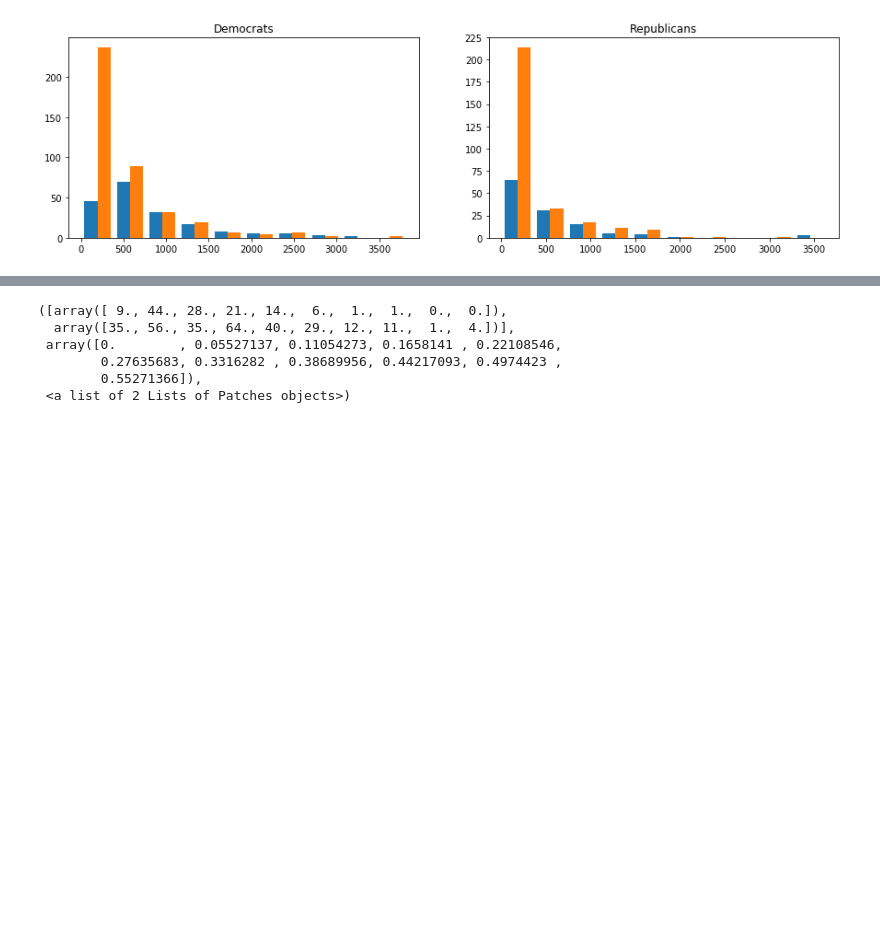
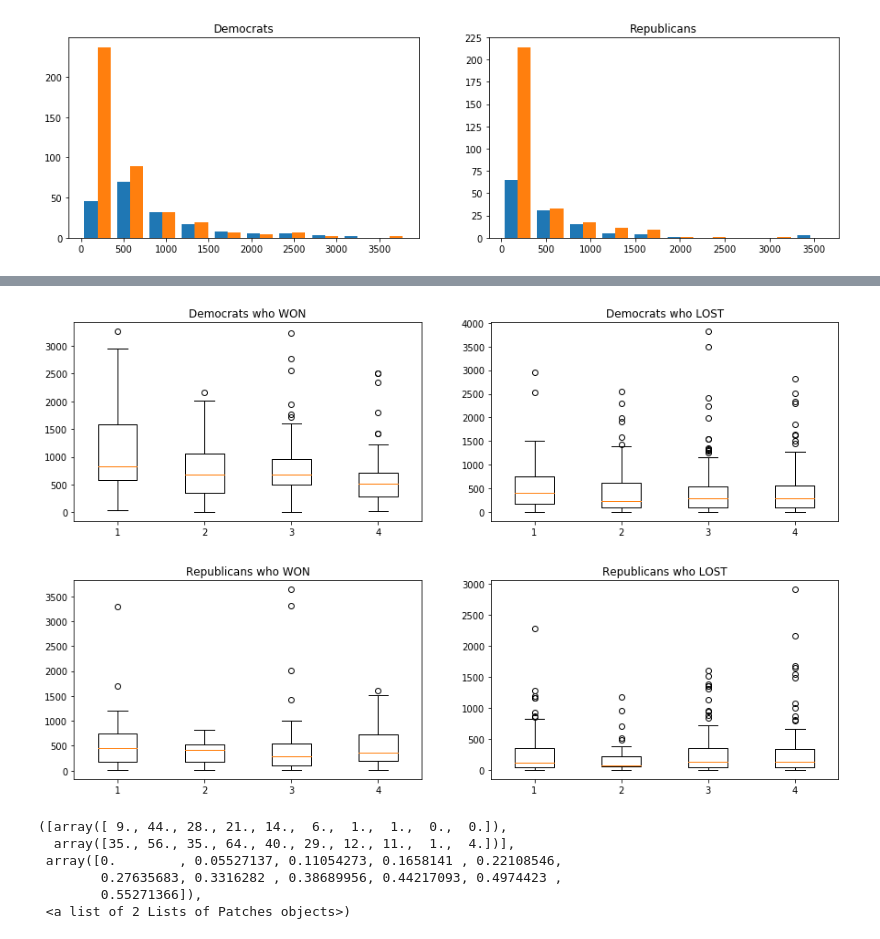
Before and after one commit to charles-tan/POCA, a Jupyter notebook: notebooks/sentiment_result_analysis.ipynb, the cells around one changed output, grey strips where cells are left out. Saved outputs shown, nothing was run; the diff lists cells and outputs as text; code cells hidden in the pictures; blank space fills up the shorter version.

```diff
--- a/notebooks/sentiment_result_analysis.ipynb
+++ b/notebooks/sentiment_result_analysis.ipynb
@@ -242,3 +274,48 @@ axs2.hist([yes, no])
+# %%
+# LOOKing at NUM_TWEETS & AGE 65 and OLDER
+
+fig, (axs1, axs2) = plt.subplots(1, 2, figsize=(15, 4))
+axs1.set_title("Democrats who WON")
+d14_16 = dem_df[(dem_df['won_primary'] == 'Yes') & (dem_df['age65andolder_pct'] >= 14) & (dem_df['age65andolder_pct'] < 16)].num_tweets
+d16_17 = dem_df[(dem_df['won_primary'] == 'Yes') & (dem_df['age65andolder_pct'] >= 16) & (dem_df['age65andolder_pct'] < 17)].num_tweets
+d17_18 = dem_df[(dem_df['won_primary'] == 'Yes') & (dem_df['age65andolder_pct'] >= 17) & (dem_df['age65andolder_pct'] < 18)].num_tweets
+d18_20 = dem_df[(dem_df['won_primary'] == 'Yes') & (dem_df['age65andolder_pct'] >= 18) & (dem_df['age65andolder_pct'] < 20)].num_tweets
+
+data = [d14_16, d16_17, d17_18, d18_20]
+_ = axs1.boxplot(data)
+
+axs2.set_title("Democrats who LOST")
+d14_16 = dem_df[(dem_df['won_primary'] == 'No') & (dem_df['age65andolder_pct'] >= 14) & (dem_df['age65andolder_pct'] < 16)].num_tweets
+d16_17 = dem_df[(dem_df['won_primary'] == 'No') & (dem_df['age65andolder_pct'] >= 16) & (dem_df['age65andolder_pct'] < 17)].num_tweets
+d17_18 = dem_df[(dem_df['won_primary'] == 'No') & (dem_df['age65andolder_pct'] >= 17) & (dem_df['age65andolder_pct'] < 18)].num_tweets
+d18_20 = dem_df[(dem_df['won_primary'] == 'No') & (dem_df['age65andolder_pct'] >= 18) & (dem_df['age65andolder_pct'] < 20)].num_tweets
+
+data = [d14_16, d16_17, d17_18, d18_20]
+_ = axs2.boxplot(data)
+
+# LOOKing at AGE 65 and OLDER
+
+fig, (axs1, axs2) = plt.subplots(1, 2, figsize=(15, 4))
+axs1.set_title("Republicans who WON")
+d14_16 = rep_df[(rep_df['won_primary'] == 'Yes') & (rep_df['age65andolder_pct'] >= 14) & (rep_df['age65andolder_pct'] < 16)].num_tweets
+d16_17 = rep_df[(rep_df['won_primary'] == 'Yes') & (rep_df['age65andolder_pct'] >= 16) & (rep_df['age65andolder_pct'] < 17)].num_tweets
+d17_18 = rep_df[(rep_df['won_primary'] == 'Yes') & (rep_df['age65andolder_pct'] >= 17) & (rep_df['age65andolder_pct'] < 18)].num_tweets
+d18_20 = rep_df[(rep_df['won_primary'] == 'Yes') & (rep_df['age65andolder_pct'] >= 18) & (rep_df['age65andolder_pct'] < 20)].num_tweets
+
+data = [d14_16, d16_17, d17_18, d18_20]
+_ = axs1.boxplot(data)
+
+axs2.set_title("Republicans who LOST")
+d14_16 = rep_df[(rep_df['won_primary'] == 'No') & (rep_df['age65andolder_pct'] >= 14) & (rep_df['age65andolder_pct'] < 16)].num_tweets
+d16_17 = rep_df[(rep_df['won_primary'] == 'No') & (rep_df['age65andolder_pct'] >= 16) & (rep_df['age65andolder_pct'] < 17)].num_tweets
+d17_18 = rep_df[(rep_df['won_primary'] == 'No') & (rep_df['age65andolder_pct'] >= 17) & (rep_df['age65andolder_pct'] < 18)].num_tweets
+d18_20 = rep_df[(rep_df['won_primary'] == 'No') & (rep_df['age65andolder_pct'] >= 18) & (rep_df['age65andolder_pct'] < 20)].num_tweets
+
+data = [d14_16, d16_17, d17_18, d18_20]
+_ = axs2.boxplot(data)
+# %% [output]
+[figure, added]
+[figure, added]
 # %%
 fig, (axs1, axs2) = plt.subplots(1, 2, figsize=(15, 4))
 no = dem_df[dem_df['won_primary'] == 'No'].sentiment
```
Also changed, not shown: parts of 13 cells of this notebook, 4 other files.
